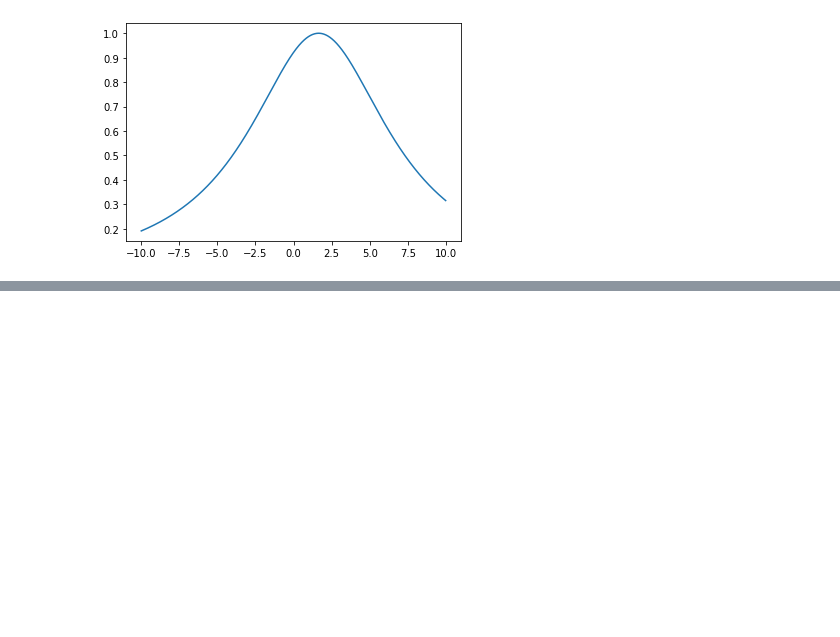
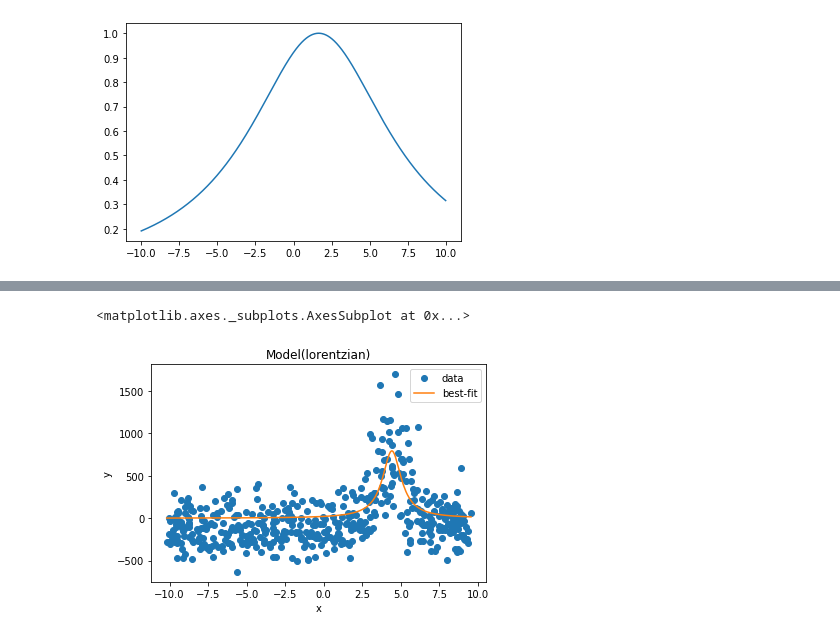
Before and after one commit to musavinejad/CryPy, a Jupyter notebook: FittingLorentzian.ipynb, the cells around one changed output, grey strips where cells are left out. Drawn from its saved outputs; the diff is of its cells as text; code cells hidden in the pictures; blank space fills up the shorter version.

Commit message:
Fitting lorentzian to each line_Test

```diff
--- a/FittingLorentzian.ipynb
+++ b/FittingLorentzian.ipynb
@@ -121,0 +126,16 @@ plt.plot(data.f,data.mol0)
+# %%
+model =  LorentzianModel()
+params = Parameters()
+params.add('amplitude', value=100)
+params.add("center", value= 3)
+params.add("sigma", value = 3, min=0.03, max=3.1)
+# params.add('slope', value=0)
+# params.add('intercept', value= 0.6)
+data = data.sort_values(by=["f"])
+T = (data.t >10) &  (data.t <20)
+result = model.fit(data[T].mol0-data[T].mol0.mean(), params, x=data[T].f[:])
+# %%
+result.plot_fit()
+# %% [output]
+<matplotlib.axes._subplots.AxesSubplot at 0x...>
+[figure, added]
```
Also changed, not shown: parts of 25 cells of this notebook.
